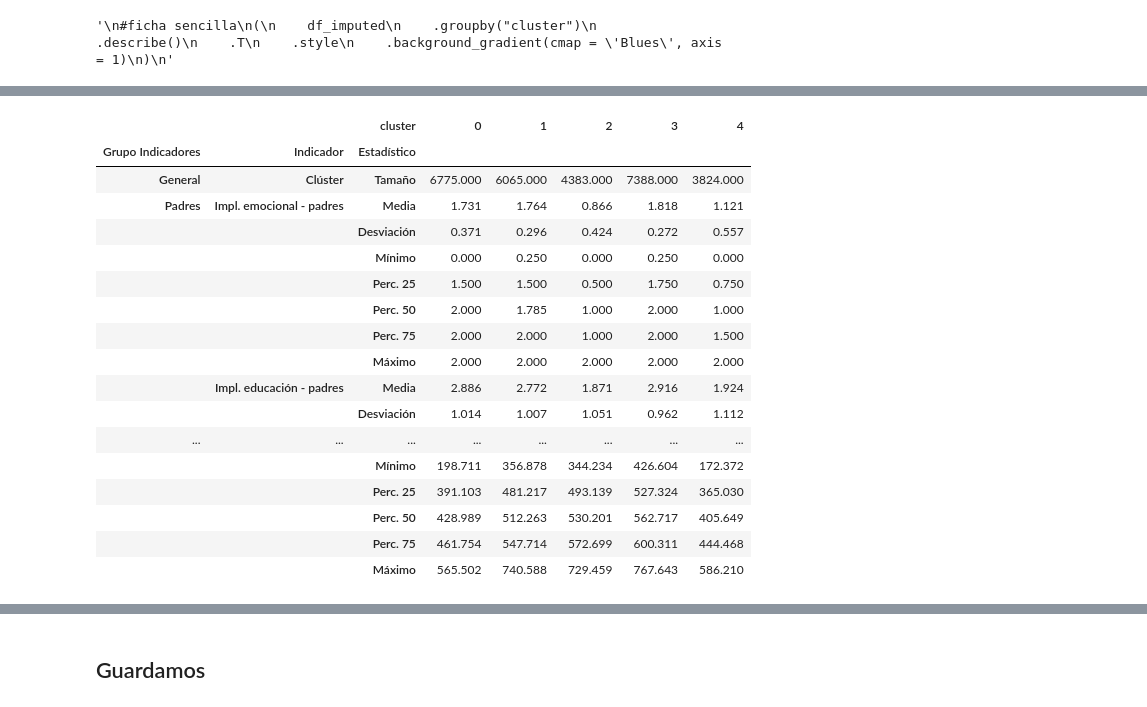
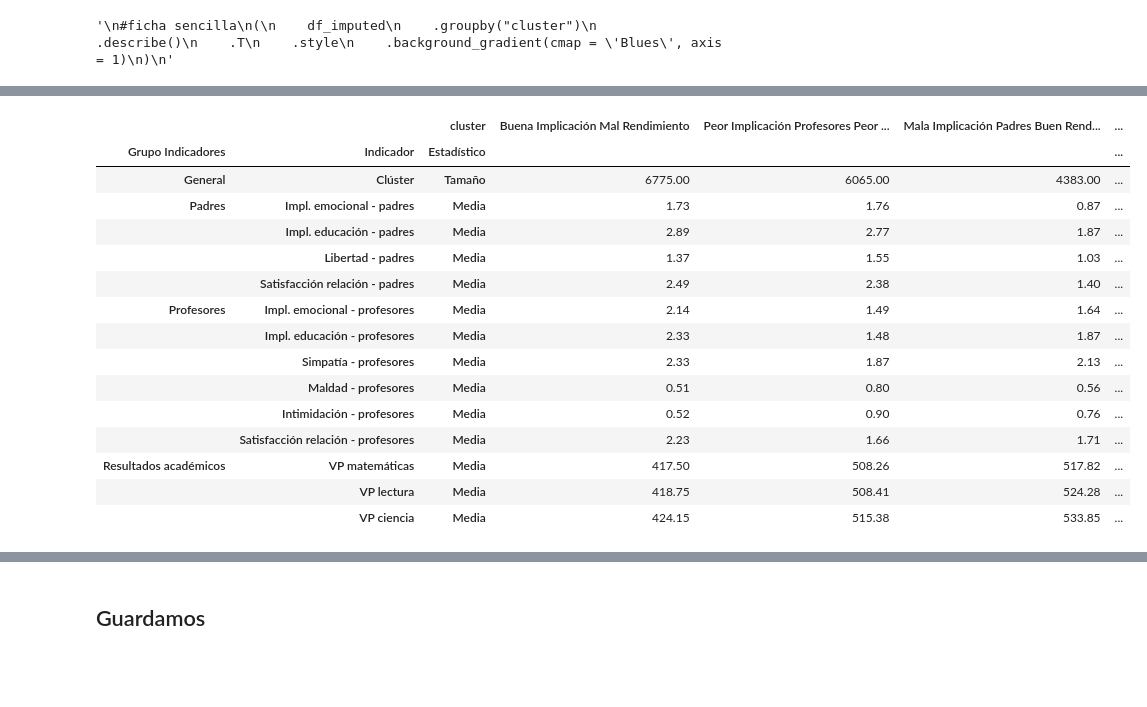
Before and after one commit to sara-fuentes/tfm_pisa_educacion, a Jupyter notebook: clustering_students.ipynb, the cells around one changed output, grey strips where cells are left out. Cells and saved outputs as stored; diff of their text form; code cells hidden in the pictures; blank space fills up the shorter version.

```diff
--- a/clustering_students.ipynb
+++ b/clustering_students.ipynb
@@ -717 +753,8 @@ for i, col in enumerate(["emo_imp_parents",  "edu_impl_par", "par_freedom", "par
     ficha_df = pd.concat([ficha_df, resumen_data])
+# %%
+ficha_df
+
+# Keep only mean rows from ficha_df
+ficha_df = ficha_df.loc[pd.IndexSlice[:,'mean'],:]
+
+ficha_df
@@ -749,7 +807,7 @@ inner_index = [
     "VP ciencia"
 ]
 
-estadisticos = ["Media", "Desviación", "Mínimo", "Perc. 25", "Perc. 50", "Perc. 75", "Máximo"]
+estadisticos = ["Media"]
 
 
 new_multi_index = []
@@ -770,30 +828,47 @@ tamaño_clusters.set_index(generate_multiindex([("General", "Clúster", "Tamaño
 # %%
 ficha_df = pd.concat([tamaño_clusters, ficha_df])
 # %%
-float_format = '{:.3f}'
+
+float_format = '{:.2f}'
+ficha_df = ficha_df.round(2)
+
+
+# Eliminamos el nivel "Estadístico" del índice
+# ficha_df.index = ficha_df.index.droplevel("Estadístico")
+
 
 (
     ficha_df
+    .rename(columns = {
+        0:"Buena Implicación<br>Mal Rendimiento",
+        1:"Peor Implicación Profesores<br>Peor Rendimiento",
+        2:"Mala Implicación Padres<br>Buen Rendimiento",
+        3:"Muy Buena Implicación<br>Muy Buen Rendimiento",
+        4:"Muy Mala Implicación<br>Muy Mal Rendimiento",
+    })
     .style
     .format(float_format)
-    .background_gradient(cmap = 'Blues', axis = 1)
+    .background_gradient(cmap = 'Reds', axis = 1)
+    .set_table_styles([
+        {"selector": "th", "props": [("white-space", "normal"), ("text-align", "center")]},
+        {"selector": "td", "props": [("text-align", "center")]},
+        {"selector": "table", "props": [("table-layout", "fixed"), ("width", "100%")]}
+    ])
 )
 # %% [output]
-|  |  | cluster | 0 | 1 | 2 | 3 | 4 |
-| Grupo Indicadores | Indicador | Estadístico |  |  |  |  |  |
-| General | Clúster | Tamaño | 6775.000 | 6065.000 | 4383.000 | 7388.000 | 3824.000 |
-| Padres | Impl. emocional - padres | Media | 1.731 | 1.764 | 0.866 | 1.818 | 1.121 |
-|  |  | Desviación | 0.371 | 0.296 | 0.424 | 0.272 | 0.557 |
-|  |  | Mínimo | 0.000 | 0.250 | 0.000 | 0.250 | 0.000 |
-|  |  | Perc. 25 | 1.500 | 1.500 | 0.500 | 1.750 | 0.750 |
-|  |  | Perc. 50 | 2.000 | 1.785 | 1.000 | 2.000 | 1.000 |
-|  |  | Perc. 75 | 2.000 | 2.000 | 1.000 | 2.000 | 1.500 |
-|  |  | Máximo | 2.000 | 2.000 | 2.000 | 2.000 | 2.000 |
-|  | Impl. educación - padres | Media | 2.886 | 2.772 | 1.871 | 2.916 | 1.924 |
-|  |  | Desviación | 1.014 | 1.007 | 1.051 | 0.962 | 1.112 |
-| ... | ... | ... | ... | ... | ... | ... | ... |
-|  |  | Mínimo | 198.711 | 356.878 | 344.234 | 426.604 | 172.372 |
-|  |  | Perc. 25 | 391.103 | 481.217 | 493.139 | 527.324 | 365.030 |
-|  |  | Perc. 50 | 428.989 | 512.263 | 530.201 | 562.717 | 405.649 |
-|  |  | Perc. 75 | 461.754 | 547.714 | 572.699 | 600.311 | 444.468 |
-|  |  | Máximo | 565.502 | 740.588 | 729.459 | 767.643 | 586.210 |
+|  |  | cluster | Buena Implicación Mal Rendimiento | Peor Implicación Profesores Peor ... | Mala Implicación Padres Buen Rend... | ... |
+| Grupo Indicadores | Indicador | Estadístico |  |  |  | ... |
+| General | Clúster | Tamaño | 6775.00 | 6065.00 | 4383.00 | ... |
+| Padres | Impl. emocional - padres | Media | 1.73 | 1.76 | 0.87 | ... |
+|  | Impl. educación - padres | Media | 2.89 | 2.77 | 1.87 | ... |
+|  | Libertad - padres | Media | 1.37 | 1.55 | 1.03 | ... |
+|  | Satisfacción relación - padres | Media | 2.49 | 2.38 | 1.40 | ... |
+| Profesores | Impl. emocional - profesores | Media | 2.14 | 1.49 | 1.64 | ... |
+|  | Impl. educación - profesores | Media | 2.33 | 1.48 | 1.87 | ... |
+|  | Simpatía - profesores | Media | 2.33 | 1.87 | 2.13 | ... |
+|  | Maldad - profesores | Media | 0.51 | 0.80 | 0.56 | ... |
+|  | Intimidación - profesores | Media | 0.52 | 0.90 | 0.76 | ... |
+|  | Satisfacción relación - profesores | Media | 2.23 | 1.66 | 1.71 | ... |
+| Resultados académicos | VP matemáticas | Media | 417.50 | 508.26 | 517.82 | ... |
+|  | VP lectura | Media | 418.75 | 508.41 | 524.28 | ... |
+|  | VP ciencia | Media | 424.15 | 515.38 | 533.85 | ... |
```
Also changed, not shown: parts of 9 cells of this notebook, 15 other files.
